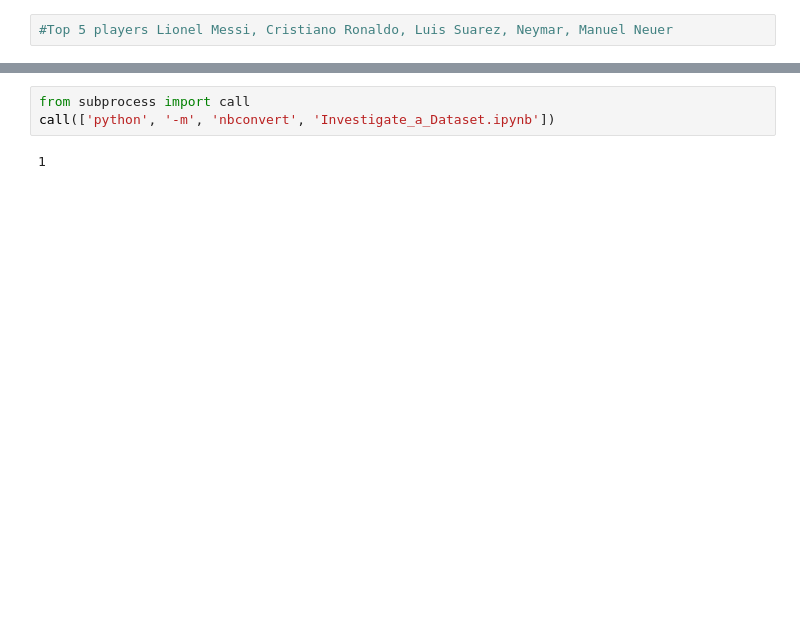
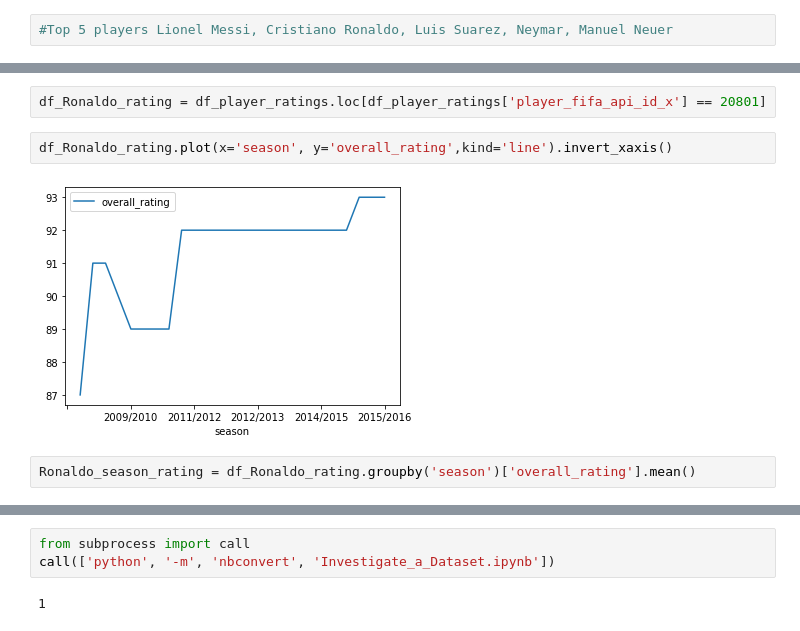
Before and after one commit to Nouh-Abukar/Investigate-a-Dataset, a Jupyter notebook: Investigate_a_Dataset.ipynb, the cells around one changed output, grey strips where cells are left out. Cells and saved outputs as stored; diff of their text form; blank space fills up the shorter version.

```diff
--- a/Investigate_a_Dataset.ipynb
+++ b/Investigate_a_Dataset.ipynb
@@ -693,0 +307,8 @@ df_recent_player_rating.plot(x='agility', y='dribbling', kind='scatter')
+# %%
+df_Ronaldo_rating = df_player_ratings.loc[df_player_ratings['player_fifa_api_id_x'] == 20801]
+# %%
+df_Ronaldo_rating.plot(x='season', y='overall_rating',kind='line').invert_xaxis()
+# %% [output]
+[figure, added]
+# %%
+Ronaldo_season_rating = df_Ronaldo_rating.groupby('season')['overall_rating'].mean()
```
Also changed, not shown: parts of 139 cells of this notebook.
